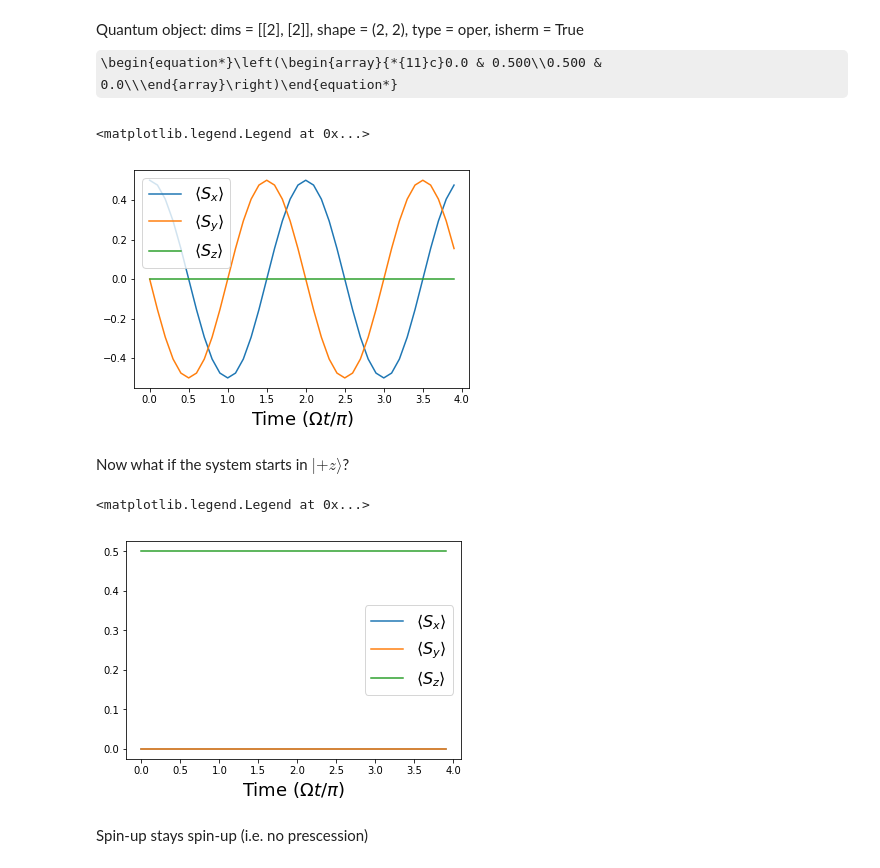
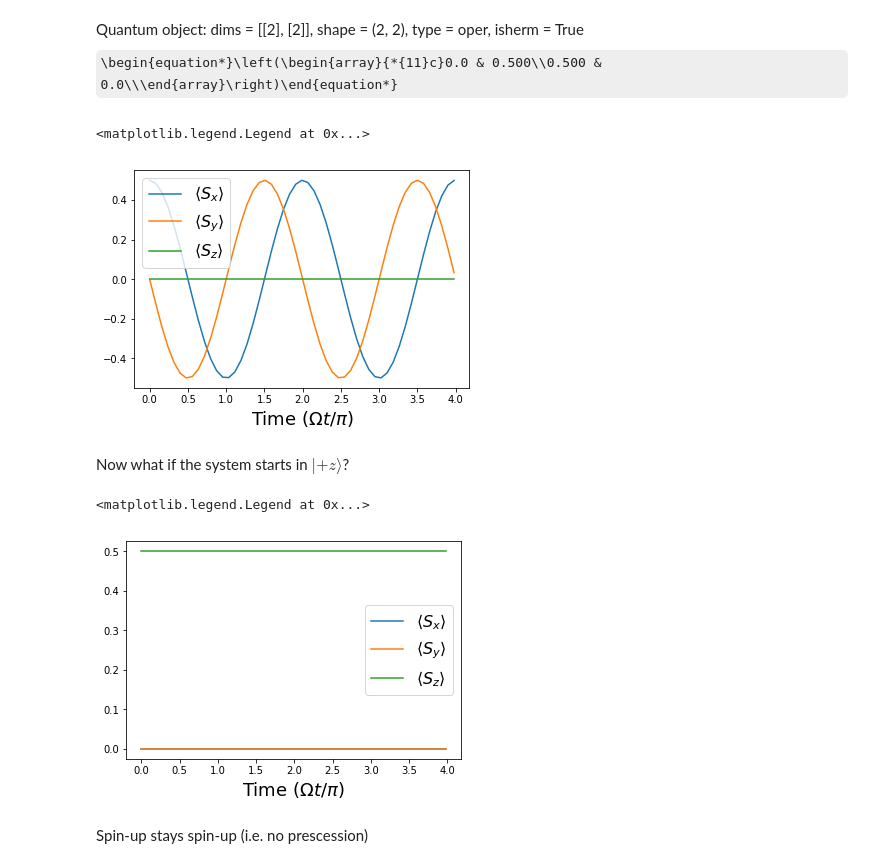
Before and after one commit to amcdawes/QMlabs, a Jupyter notebook: Lab 7 - Time Evolution.ipynb, the cells around one changed output. Saved outputs shown, nothing was run; the diff lists cells and outputs as text; code cells hidden in the pictures; some formulas as TeX source.

```diff
--- a/Lab 7 - Time Evolution.ipynb
+++ b/Lab 7 - Time Evolution.ipynb
@@ -25,5 +24,8 @@ H = -omega*Sz
+# %%
+Omega = 5
+H = -Omega*Sz
 # %%
-t = arange(0,4*pi/omega,0.05)
+t = arange(0,4*pi/Omega,0.05)
 # %% [markdown]
 The next line calls a Schrödinger equation solver (sesolve). It's arguments are the Hamiltonian, the starting state $\lvert+x\rangle$ (px), the time values, and a list of operators. `sesolve` returns many things, but the `expect` method is most useful, it gives the expectation values of the three operators in the operator list.
 # %%
@@ -36,26 +38,26 @@ Quantum object: dims = [[2], [2]], shape = (2, 2), type = oper, isherm = True\be
 # %%
 labels = ['x','y','z']
 for r,l in zip(result1.expect,labels):
-    plt.plot(result1.times*omega/pi, r, label="$\langle S_%c \\rangle $" % l)
+    plt.plot(result1.times*Omega/pi, r, label="$\langle S_%c \\rangle $" % l)
 
 plt.xlabel("Time ($\Omega t/\pi$)", size=18)
 plt.legend(fontsize=16) #TODO fix legend text size
 # %% [output]
 <matplotlib.legend.Legend at 0x...>
-[figure, old version]
+[figure, new version]
 # %% [markdown]
 Now what if the system starts in $\lvert+z\rangle$?
 # %%
 result2 = sesolve(H, pz, t, [Sx,Sy,Sz])
 # %%
 for r,l in zip(result2.expect,labels):
-    plt.plot(result2.times*omega/pi, r, label="$\langle S_%c \\rangle $" % l)
+    plt.plot(result2.times*Omega/pi, r, label="$\langle S_%c \\rangle $" % l)
 
 plt.xlabel("Time ($\Omega t/\pi$)", size=18)
 plt.legend(fontsize=16) #TODO fix legend text size
 # %% [output]
 <matplotlib.legend.Legend at 0x...>
-[figure, old version]
+[figure, new version]
 # %% [markdown]
 Spin-up stays spin-up (i.e. no prescession)
 # %% [markdown]
```
Also changed, not shown: parts of 4 cells of this notebook, 15 other files.
